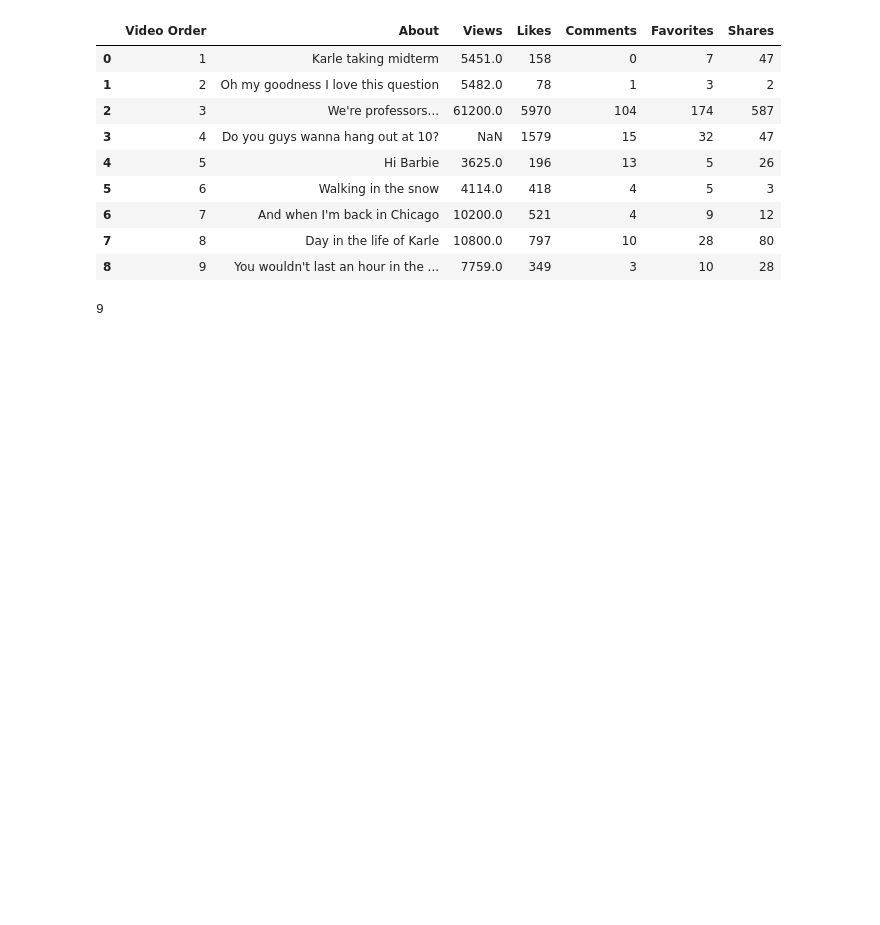
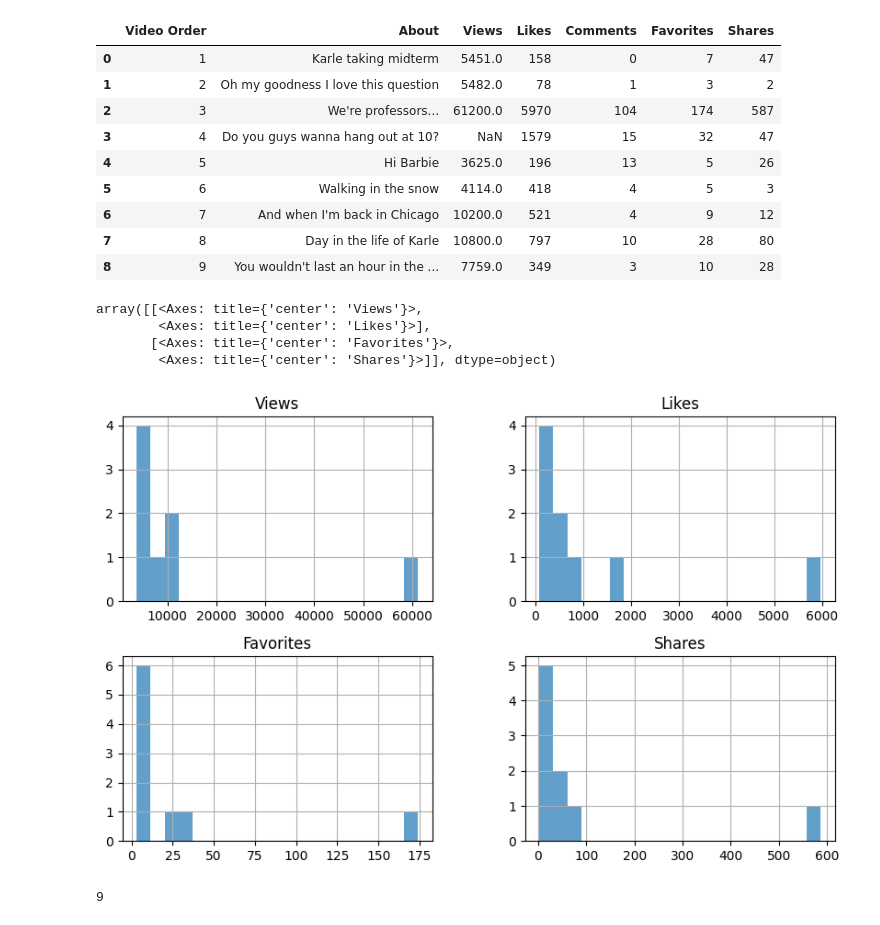
Before and after one commit to emma-kassem/DUO_TikTok, a Jupyter notebook: DUO_TikTok_Stats.ipynb, the cells around one changed output. Drawn from its saved outputs; the diff is of its cells as text; code cells hidden in the pictures; blank space fills up the shorter version.

Commit message:
added graphs

```diff
--- a/DUO_TikTok_Stats.ipynb
+++ b/DUO_TikTok_Stats.ipynb
@@ -14,6 +14,15 @@ df
 | 6 | 7 | And when I'm back in Chicago | 10200.0 | 521 | 4 | 9 | 12 |
 | 7 | 8 | Day in the life of Karle | 10800.0 | 797 | 10 | 28 | 80 |
 | 8 | 9 | You wouldn't last an hour in the ... | 7759.0 | 349 | 3 | 10 | 28 |
+# %%
+columns = ["Views", "Likes", "Favorites", "Shares"]
+df[columns].hist(figsize=(10, 6), bins=20, alpha=0.7)
+# %% [output]
+array([[<Axes: title={'center': 'Views'}>,
+        <Axes: title={'center': 'Likes'}>],
+       [<Axes: title={'center': 'Favorites'}>,
+        <Axes: title={'center': 'Shares'}>]], dtype=object)
+[figure, added]
 # %%
 #How many TikToks are there?
 num_of_tiktoks = df["Video Order"].count()
```
